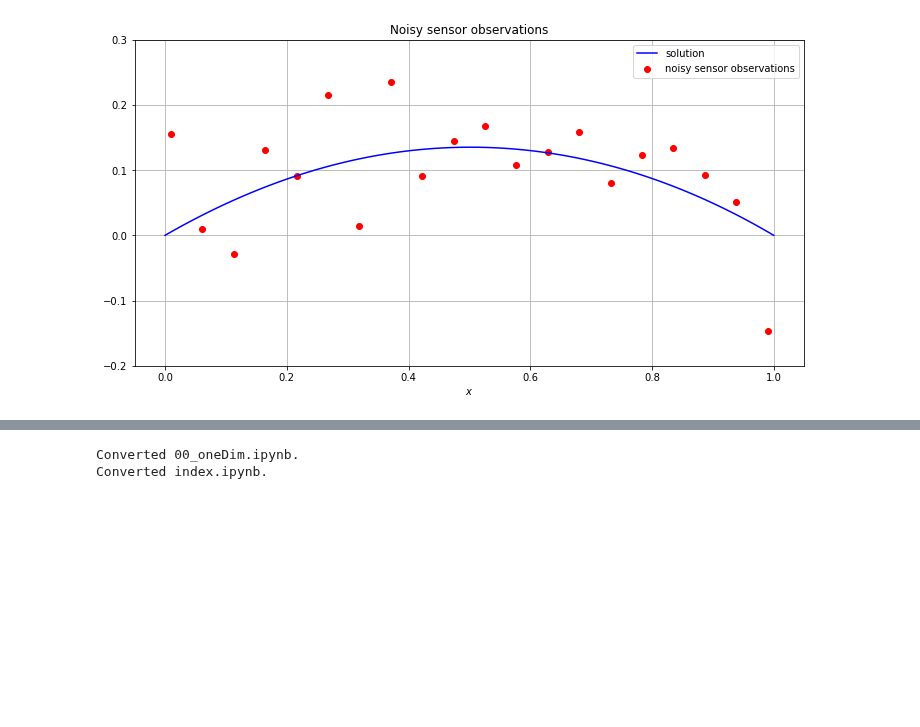
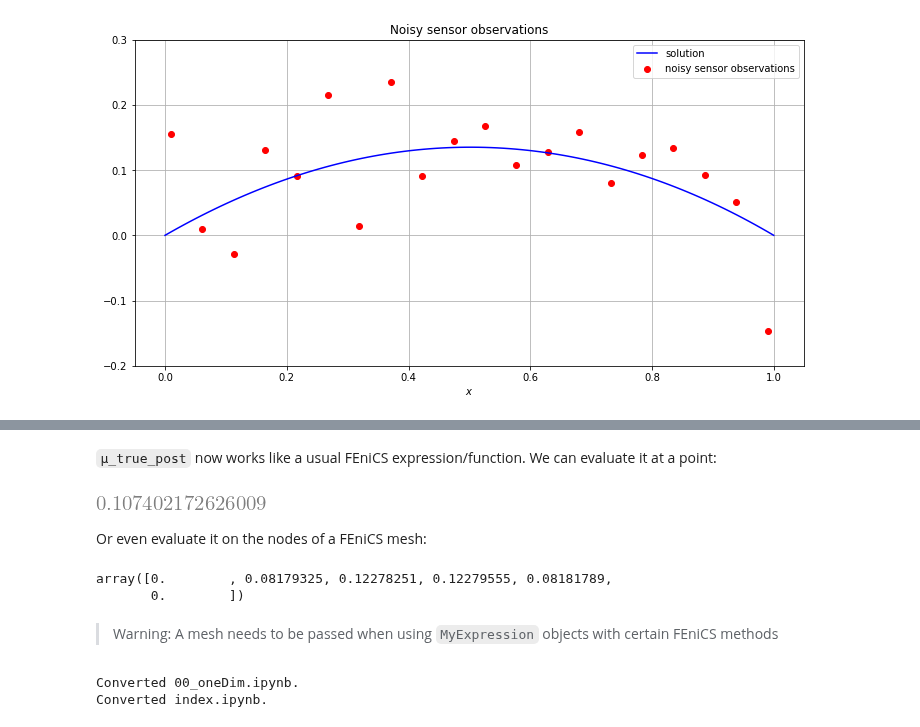
Before and after one commit to YanniPapandreou/statFEM, a Jupyter notebook: 00_oneDim.ipynb, the cells around one changed output, grey strips where cells are left out. Cells and saved outputs as stored; diff of their text form; code cells hidden in the pictures; blank space fills up the shorter version.

```diff
--- a/00_oneDim.ipynb
+++ b/00_oneDim.ipynb
@@ -692,3 +723,18 @@ plt.show()
+# %% [markdown]
+`μ_true_post` now works like a usual FEniCS expression/function. We can evaluate it at a point:
+# %%
+μ_true_post(0.3)
+# %% [output]
+[figure, added]
+# %% [markdown]
+Or even evaluate it on the nodes of a FEniCS mesh:
+# %%
+μ_true_post.compute_vertex_values(mesh=UnitIntervalMesh(5))
+# %% [output]
+array([0.        , 0.08179325, 0.12278251, 0.12279555, 0.08181789,
+       0.        ])
+# %% [markdown]
+> Warning: A mesh needs to be passed when using `MyExpression` objects with certain FEniCS methods
 # %%
 #hide
 from nbdev.export import notebook2script; notebook2script()
```
Also changed, not shown: parts of 4 cells of this notebook, 3 other files.
